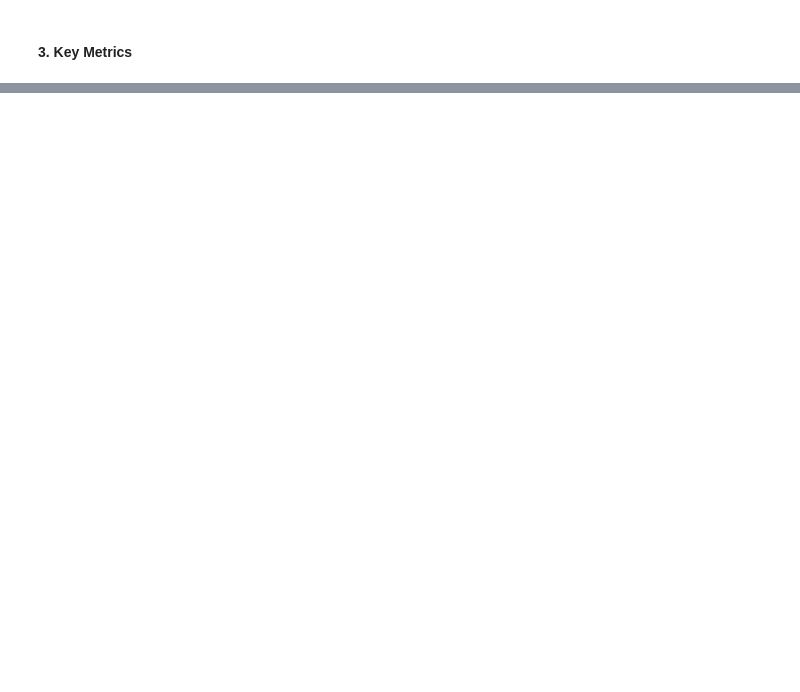
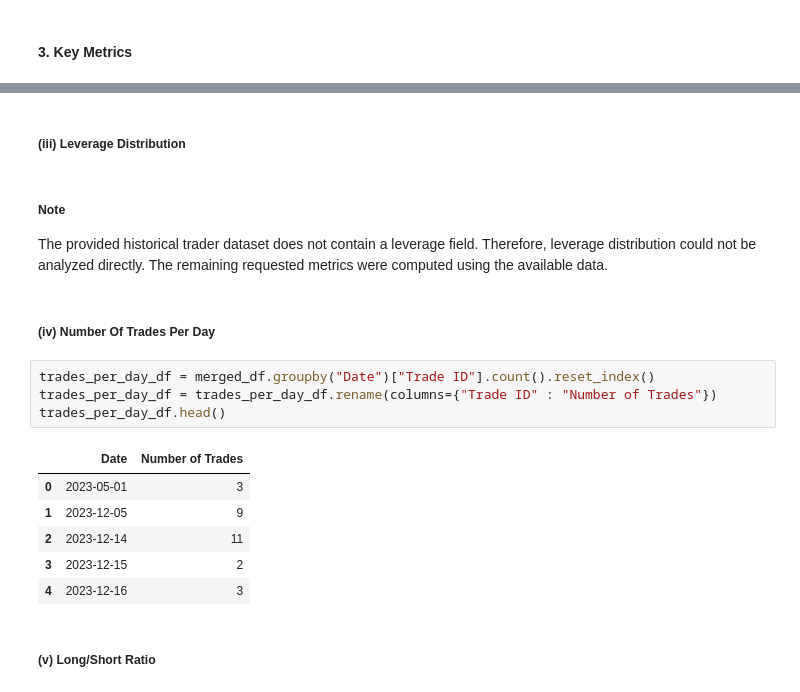
Before and after one commit to Yash-Codes07/trader-performance-market-sentiment-analysis, a Jupyter notebook: notebooks/analysis.ipynb, the cells around one changed output, grey strips where cells are left out. Saved outputs shown, nothing was run; the diff lists cells and outputs as text; blank space fills up the shorter version.

Commit message:
Complete Data Exploration and Preparation, start Analysis

```diff
--- a/notebooks/analysis.ipynb
+++ b/notebooks/analysis.ipynb
@@ -178,0 +219,20 @@ merged_df.to_csv("../data/merged.csv", index=False)
+# %% [markdown]
+##### (iii) Leverage Distribution
+# %% [markdown]
+##### Note
+The provided historical trader dataset does not contain a leverage field. Therefore, leverage distribution could not be analyzed directly. The remaining requested metrics were computed using the available data.
+# %% [markdown]
+##### (iv) Number Of Trades Per Day
+# %%
+trades_per_day_df = merged_df.groupby("Date")["Trade ID"].count().reset_index()
+trades_per_day_df = trades_per_day_df.rename(columns={"Trade ID" : "Number of Trades"})
+trades_per_day_df.head()
+# %% [output]
+|  | Date | Number of Trades |
+| 0 | 2023-05-01 | 3 |
+| 1 | 2023-12-05 | 9 |
+| 2 | 2023-12-14 | 11 |
+| 3 | 2023-12-15 | 2 |
+| 4 | 2023-12-16 | 3 |
+# %% [markdown]
+##### (v) Long/Short Ratio
```
Also changed, not shown: parts of 17 cells of this notebook, 1 other file.
